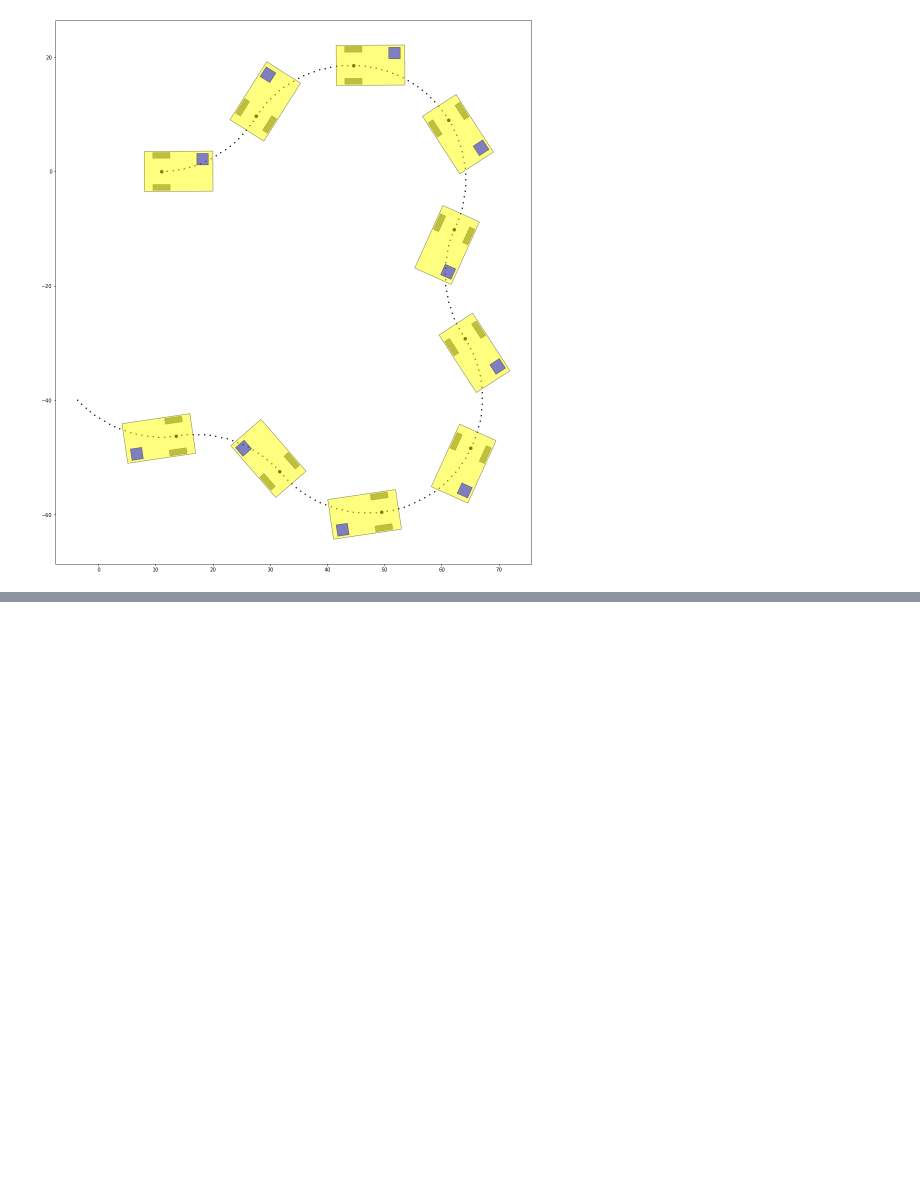
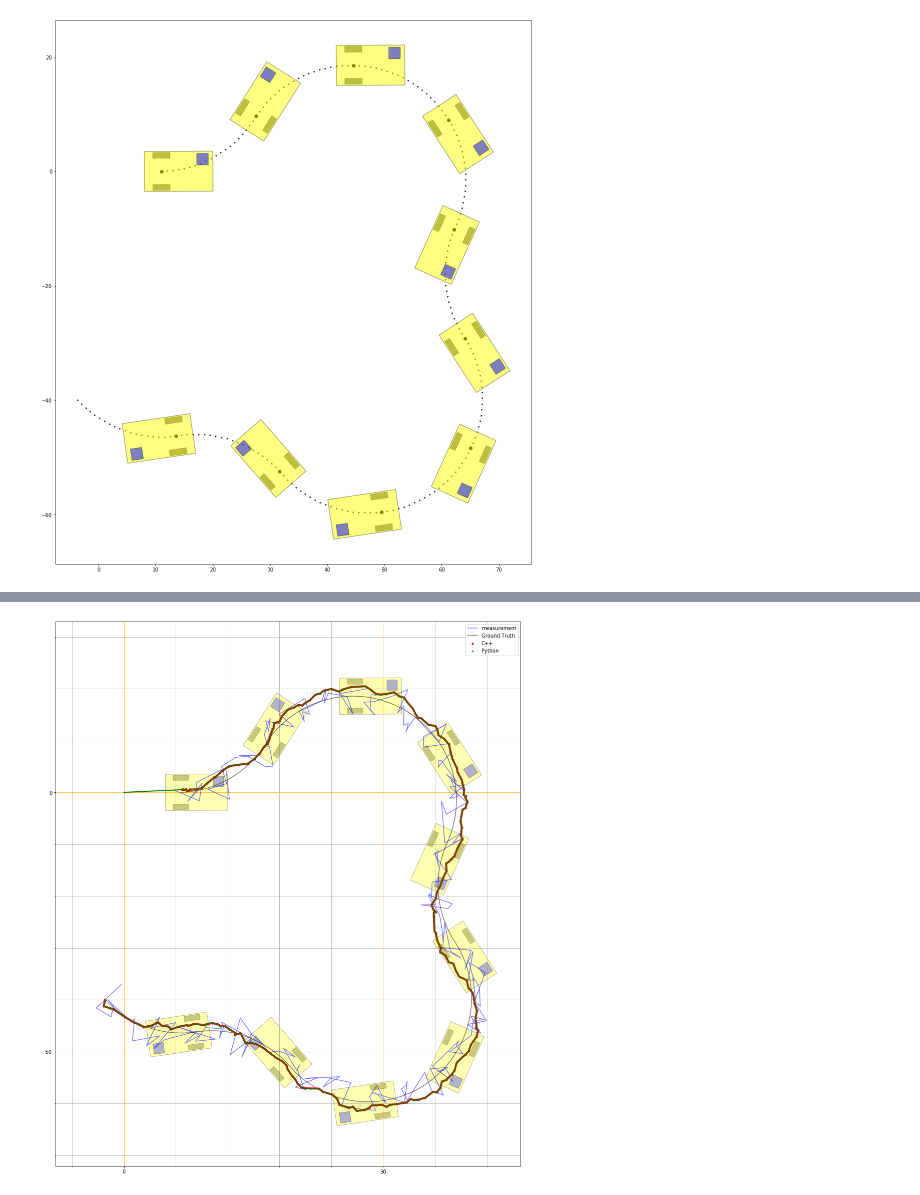
Before and after one commit to RYO0115/python_algorithms, a Jupyter notebook: kalman_filter/jupyter/multistate_kalman_filter.ipynb, the cells around one changed output, grey strips where cells are left out. Cells and saved outputs as stored; diff of their text form; code cells hidden in the pictures; blank space fills up the shorter version.

```diff
--- a/kalman_filter/jupyter/multistate_kalman_filter.ipynb
+++ b/kalman_filter/jupyter/multistate_kalman_filter.ipynb
@@ -1124,0 +958,9 @@ noise: 0
+# %%
+df = pd.read_csv("./data/trucked_result.csv", header=0, index_col=0)
+#df = pd.read_csv("./data/vehicle_pos.csv", header=0, index_col=0)
+df["maharanobis_dist"] = 0
+df["py_truck_x"] = 0
+df["py_truck_y"] = 0
+df["py_truck_vx"] = 0
+df["py_truck_vy"] = 0
+df
@@ -1124,0 +1093,42 @@ noise: 0
+# %%
+
+fig,ax = plt.subplots(figsize=[20,20])
+ax.grid(which="major", color="orange", alpha=0.9)
+ax.grid(which="minor", color="gray", alpha=0.6)
+ax.set_xticks( major_ticks, minor=False)
+ax.set_xticks( minor_ticks, minor=True)
+ax.set_yticks( major_ticks, minor=False)
+ax.set_yticks( minor_ticks, minor=True)
+ax.minorticks_on()
+ax.set_xlim(np.min(x) - 10, np.max(x) + 10)
+ax.set_ylim(np.min(y) - 10, np.max(y) + 10)
+
+pv = PlotVehicle(7.0, 12.0)
+
+for index, row in df.iterrows():
+    if index % 20 == 0:
+        pv.PlotCurrentVehiclePosition( ax, row.true_x, row.true_y, row.true_theta, alpha=0.3)
+
+
+ax.plot(df["measurement_x"].values, df["measurement_y"].values, label="measurement", c="blue", alpha=0.5)
+ax.plot(df["true_x"].values, df["true_y"].values, label="Ground Truth", c="black", alpha=0.5)
+ax.scatter(df["truck_x"], df["truck_y"], label="C++", color="red", s=10)
+ax.scatter(df["py_truck_x"], df["py_truck_y"], label="Python", color="green", s=8, alpha=0.7)
+ax.plot(df["truck_x"].values,df["truck_y"].values,label="", color="red", linewidth=4)
+ax.plot(df["py_truck_x"].values,df["py_truck_y"].values,label="", color="green", linewidth=2)
+
+
+ax.legend()
+ax.set_aspect('equal')
+
+fig.savefig("cppvspython.png")
+
+#fig2,ax2 = plt.subplots(figsize=[20,20])
+#ax2.bar(timestamps, all_maha_dists, color="orange", width=dt, alpha= 0.5)
+#ax2.bar(timestamps, updated_maha_dists, color="cyan", width=dt, alpha= 0.7)
+
+#ax2.hlines(kai_th, timestamps[0], timestamps[-1], colors="black", linewidth=5)
+#ax2.grid()
+#fig2.savefig("polar_maha_dist.png")
+# %% [output]
+[figure, added]
```
Also changed, not shown: parts of 12 cells of this notebook, 3 other files.
